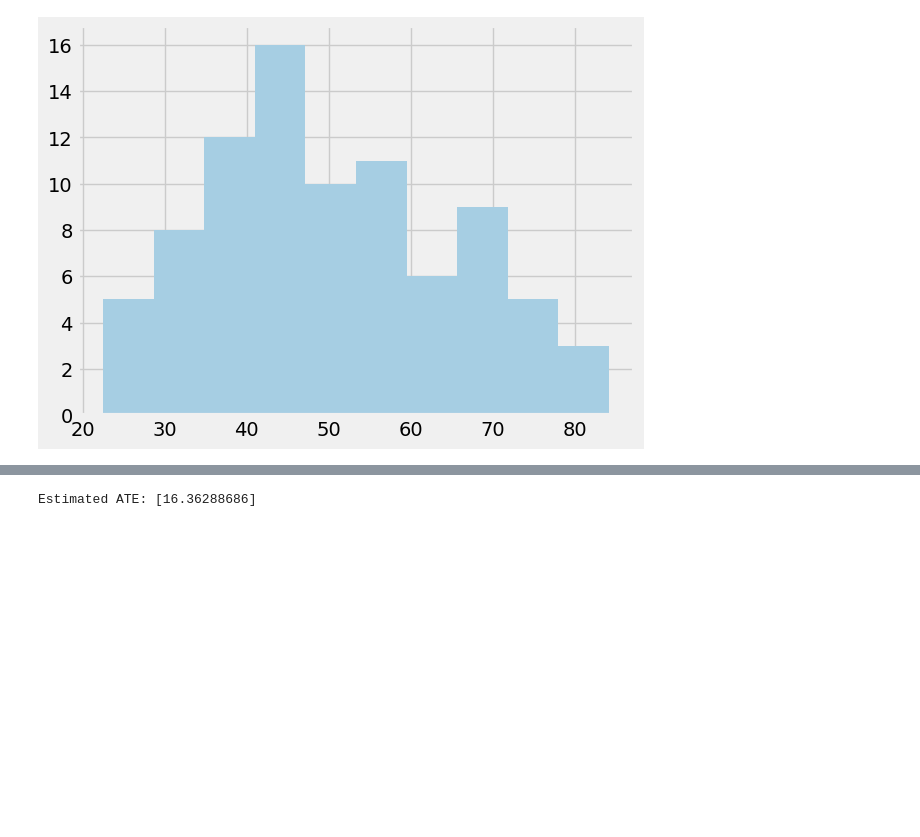
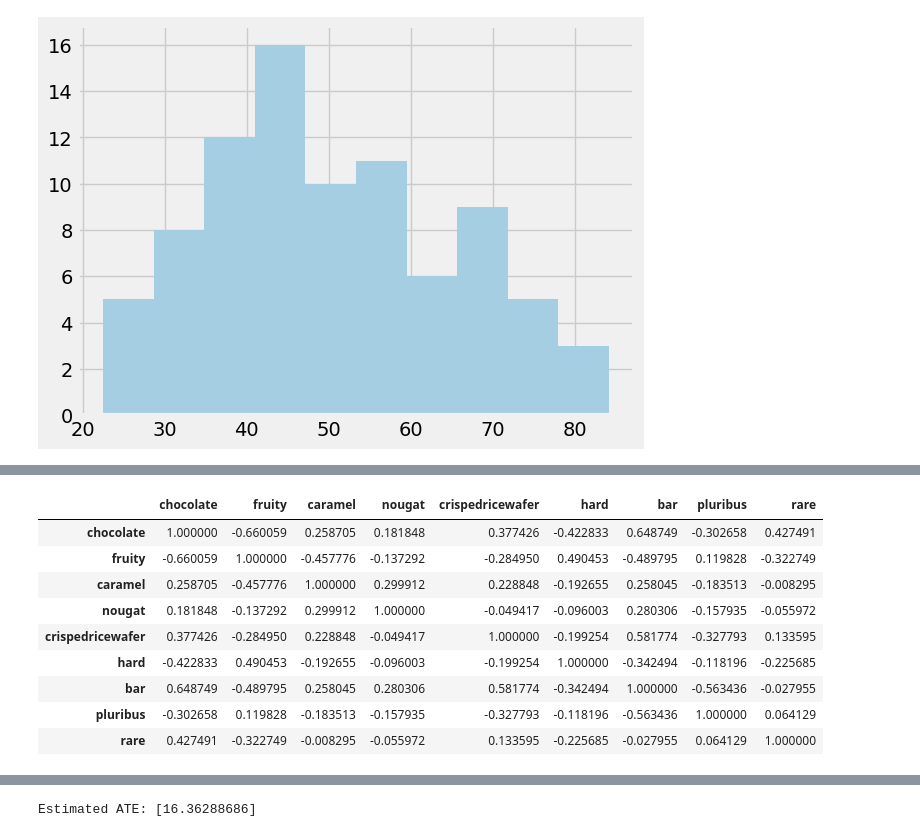
Before and after one commit to Eezzeldin/candy, a Jupyter notebook: candy.ipynb, the cells around one changed output, grey strips where cells are left out. Drawn from its saved outputs; the diff is of its cells as text; code cells hidden in the pictures; blank space fills up the shorter version.

```diff
--- a/candy.ipynb
+++ b/candy.ipynb
@@ -414,0 +538,13 @@ data["winpercent"].hist ()
+# %%
+X.loc [error_cut_off_index ].corr()
+# %% [output]
+|  | chocolate | fruity | caramel | nougat | crispedricewafer | hard | bar | pluribus | rare |
+| chocolate | 1.000000 | -0.660059 | 0.258705 | 0.181848 | 0.377426 | -0.422833 | 0.648749 | -0.302658 | 0.427491 |
+| fruity | -0.660059 | 1.000000 | -0.457776 | -0.137292 | -0.284950 | 0.490453 | -0.489795 | 0.119828 | -0.322749 |
+| caramel | 0.258705 | -0.457776 | 1.000000 | 0.299912 | 0.228848 | -0.192655 | 0.258045 | -0.183513 | -0.008295 |
+| nougat | 0.181848 | -0.137292 | 0.299912 | 1.000000 | -0.049417 | -0.096003 | 0.280306 | -0.157935 | -0.055972 |
+| crispedricewafer | 0.377426 | -0.284950 | 0.228848 | -0.049417 | 1.000000 | -0.199254 | 0.581774 | -0.327793 | 0.133595 |
+| hard | -0.422833 | 0.490453 | -0.192655 | -0.096003 | -0.199254 | 1.000000 | -0.342494 | -0.118196 | -0.225685 |
+| bar | 0.648749 | -0.489795 | 0.258045 | 0.280306 | 0.581774 | -0.342494 | 1.000000 | -0.563436 | -0.027955 |
+| pluribus | -0.302658 | 0.119828 | -0.183513 | -0.157935 | -0.327793 | -0.118196 | -0.563436 | 1.000000 | 0.064129 |
+| rare | 0.427491 | -0.322749 | -0.008295 | -0.055972 | 0.133595 | -0.225685 | -0.027955 | 0.064129 | 1.000000 |
```
Also changed, not shown: parts of 12 cells of this notebook.
